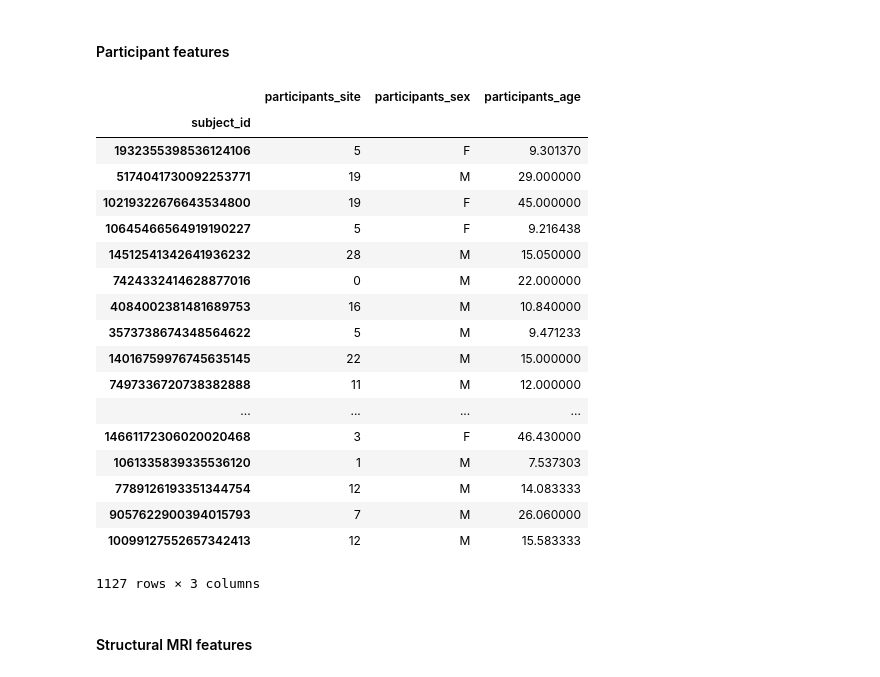
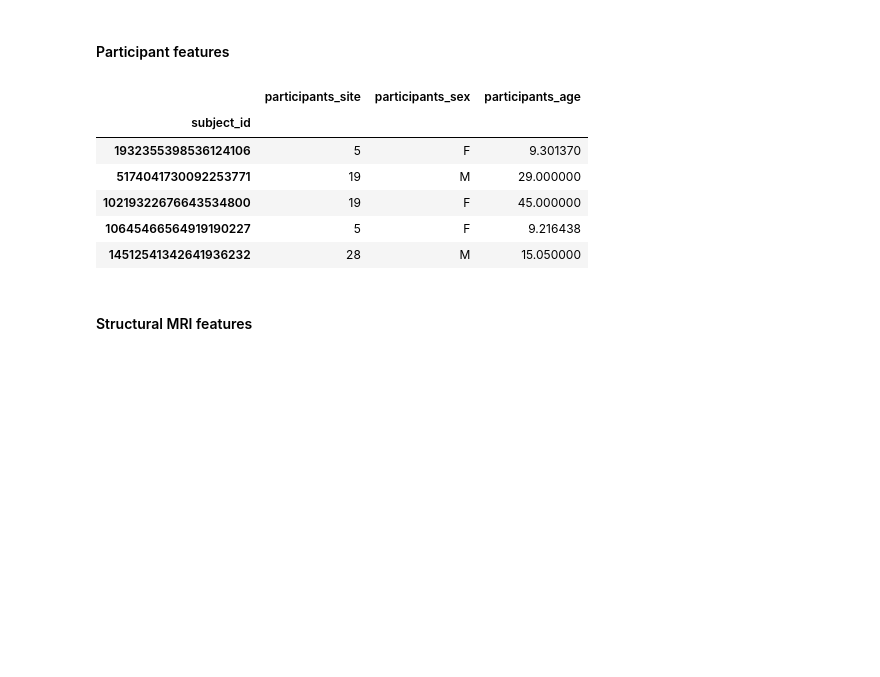
Before and after one commit to ramp-kits/autism, a Jupyter notebook: autism_starting_kit.ipynb, the cells around one changed output. Cells and saved outputs as stored; diff of their text form; code cells hidden in the pictures; blank space fills up the shorter version.

```diff
--- a/autism_starting_kit.ipynb
+++ b/autism_starting_kit.ipynb
@@ -103,4 +97,4 @@ We start by downloading the data from Internet
 # %%
 from problem import get_train_data
 
-data, labels = get_train_data()
+data_train, labels_train = get_train_data()
@@ -137,28 +120,16 @@ Number of subjects in the training tests: 1127
 # %% [markdown]
 #### Participant features
 # %%
-data_participants = data[[col for col in data.columns if col.startswith('participants')]]
-data_participants
+data_train_participants = data_train[[col for col in data_train.columns if col.startswith('participants')]]
+data_train_participants.head()
 # %% [output]
 |  | participants_site | participants_sex | participants_age |
 | subject_id |  |  |  |
 | 1932355398536124106 | 5 | F | 9.301370 |
 | 5174041730092253771 | 19 | M | 29.000000 |
 | 10219322676643534800 | 19 | F | 45.000000 |
 | 10645466564919190227 | 5 | F | 9.216438 |
 | 14512541342641936232 | 28 | M | 15.050000 |
-| 7424332414628877016 | 0 | M | 22.000000 |
-| 4084002381481689753 | 16 | M | 10.840000 |
-| 3573738674348564622 | 5 | M | 9.471233 |
-| 14016759976745635145 | 22 | M | 15.000000 |
-| 7497336720738382888 | 11 | M | 12.000000 |
-| ... | ... | ... | ... |
-| 14661172306020020468 | 3 | F | 46.430000 |
-| 1061335839335536120 | 1 | M | 7.537303 |
-| 7789126193351344754 | 12 | M | 14.083333 |
-| 9057622900394015793 | 7 | M | 26.060000 |
-| 10099127552657342413 | 12 | M | 15.583333 |
-1127 rows × 3 columns
 # %% [markdown]
 #### Structural MRI features
 # %% [markdown]
```
Also changed, not shown: parts of 37 cells of this notebook, 1 other file.
